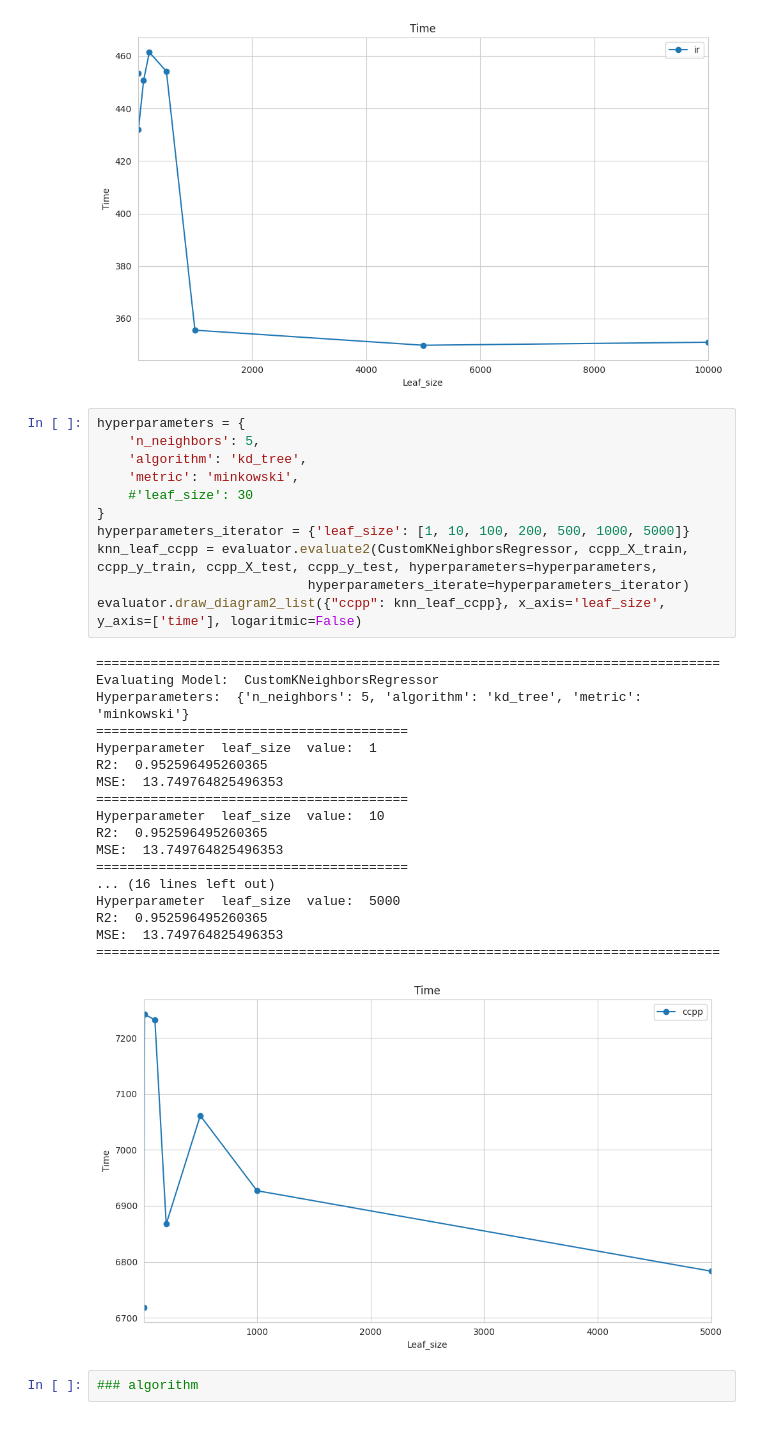
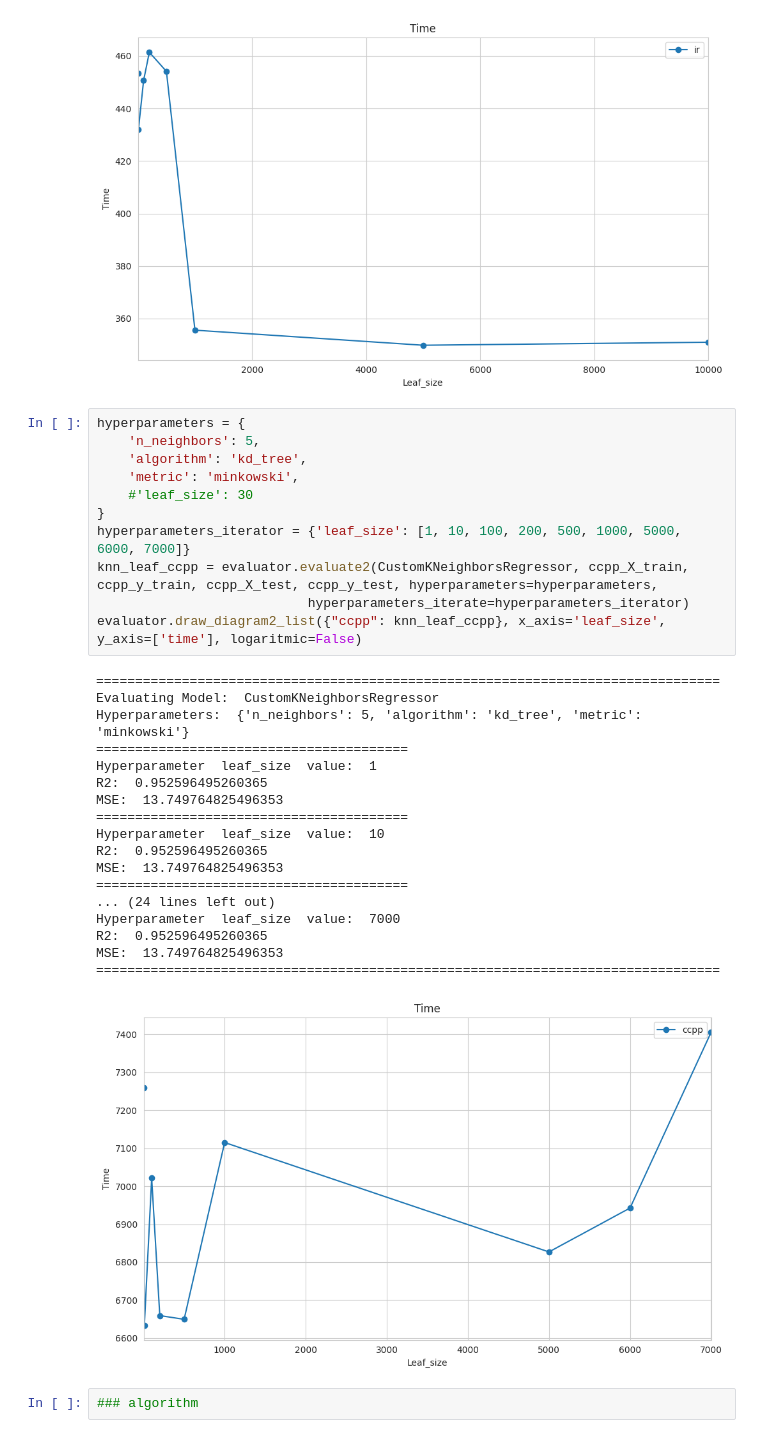
Before and after one commit to Maustrian3/ML24, a Jupyter notebook: exercise-2/ex2-evaluation.ipynb, the cells around one changed output. Saved outputs shown, nothing was run; the diff lists cells and outputs as text.

```diff
--- a/exercise-2/ex2-evaluation.ipynb
+++ b/exercise-2/ex2-evaluation.ipynb
@@ -438,33 +438,33 @@ MSE:  0.10234812834224584
 # %%
 hyperparameters = {
     'n_neighbors': 5,
     'algorithm': 'kd_tree',
     'metric': 'minkowski',
     #'leaf_size': 30
 }
-hyperparameters_iterator = {'leaf_size': [1, 10, 100, 200, 500, 1000, 5000]}
+hyperparameters_iterator = {'leaf_size': [1, 10, 100, 200, 500, 1000, 5000, 6000, 7000]}
 knn_leaf_ccpp = evaluator.evaluate2(CustomKNeighborsRegressor, ccpp_X_train, ccpp_y_train, ccpp_X_test, ccpp_y_test, hyperparameters=hyperparameters,
                            hyperparameters_iterate=hyperparameters_iterator)
 evaluator.draw_diagram2_list({"ccpp": knn_leaf_ccpp}, x_axis='leaf_size', y_axis=['time'], logaritmic=False)
 # %% [output]
 ================================================================================
 Evaluating Model:  CustomKNeighborsRegressor
 Hyperparameters:  {'n_neighbors': 5, 'algorithm': 'kd_tree', 'metric': 'minkowski'}
 ========================================
 Hyperparameter  leaf_size  value:  1
 R2:  0.952596495260365
 MSE:  13.749764825496353
 ========================================
 Hyperparameter  leaf_size  value:  10
 R2:  0.952596495260365
 MSE:  13.749764825496353
 ========================================
-... (16 lines left out)
-Hyperparameter  leaf_size  value:  5000
+... (24 lines left out)
+Hyperparameter  leaf_size  value:  7000
 R2:  0.952596495260365
 MSE:  13.749764825496353
 ================================================================================
-[figure, old version]
+[figure, new version]
 # %%
 ### algorithm
 # %%
```
